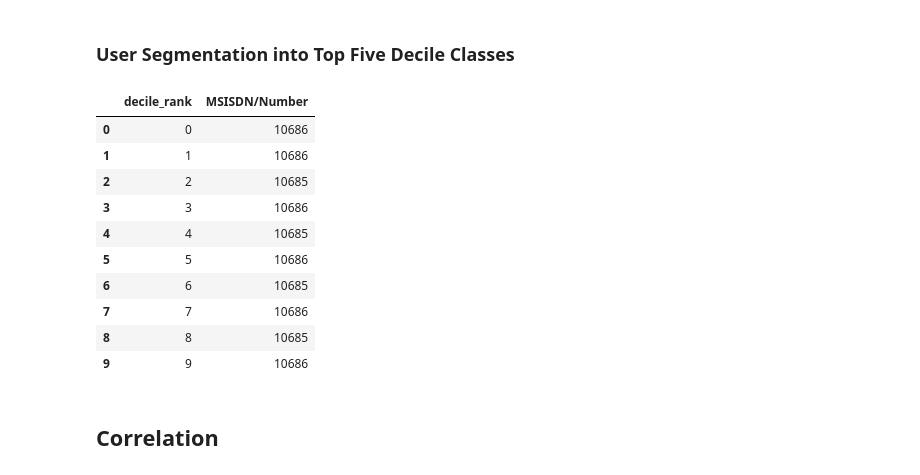
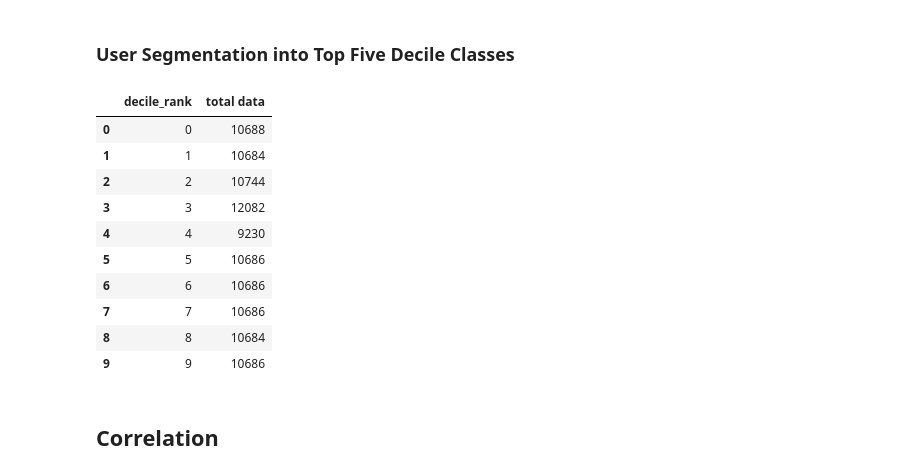
Before and after one commit to degagawolde/User-Analytics-Telecommunication-Industry, a Jupyter notebook: notebook/User-Overview-Analysis.ipynb, the cells around one changed output. Drawn from its saved outputs; the diff is of its cells as text; code cells hidden in the pictures.

Commit message:
user segmentation

```diff
--- a/notebook/User-Overview-Analysis.ipynb
+++ b/notebook/User-Overview-Analysis.ipynb
@@ -59,0 +40,8 @@ Index(['Bearer Id', 'Start', 'Start ms', 'End', 'End ms', 'Dur. (ms)', 'IMSI',
+# %%
+from unicodedata import category
+import io
+
+def convert_dtype(df: pd.DataFrame, columns, dtype):
+    for col in columns:
+        df[col] = df[col].astype(dtype=dtype)
+    return df
@@ -60,3 +67,8 @@ Index(['Bearer Id', 'Start', 'Start ms', 'End', 'End ms', 'Dur. (ms)', 'IMSI',
+# %%
+
+
+to_string = ['IMEI', 'IMSI', 'MSISDN/Number']
+clean_data = convert_dtype(clean_data, to_string, 'category')
 # %% [markdown]
 ## Task1.0
 # %% [markdown]
@@ -427,26 +476,27 @@ dfPair = clean_data[['IMEI',
 ### User Segmentation into Top Five Decile Classes
 # %%
 user_segmentation = clean_data.groupby(['MSISDN/Number']).agg(
-    {'Total DL (Bytes)': 'sum', 'Total UL (Bytes)': 'sum'}).sum(axis=1)
+    {'Dur. (ms)': 'sum', 'Total DL (Bytes)': 'sum', 'Total UL (Bytes)':'sum'})
 
-user_segmentation = pd.DataFrame(
-    user_segmentation).reset_index().rename({0: 'total data'}, axis=1)
+user_segmentation['total data'] = user_segmentation['Total DL (Bytes)'] + \
+    user_segmentation['Total UL (Bytes)']
+user_segmentation = pd.DataFrame( user_segmentation).reset_index()
 
-user_segmentation['decile_rank'] = pd.qcut(user_segmentation['total data'], 10, labels=False)
+user_segmentation['decile_rank'] = pd.qcut(user_segmentation['Dur. (ms)'], 10, labels=False)
 user_segmentation = user_segmentation.groupby(['decile_rank']).agg(
-    {'MSISDN/Number': 'count'}).reset_index()
+    {'total data': 'count'}).reset_index()
 user_segmentation
 # %% [output]
-|  | decile_rank | MSISDN/Number |
-| 0 | 0 | 10686 |
-| 1 | 1 | 10686 |
-| 2 | 2 | 10685 |
-| 3 | 3 | 10686 |
-| 4 | 4 | 10685 |
+|  | decile_rank | total data |
+| 0 | 0 | 10688 |
+| 1 | 1 | 10684 |
+| 2 | 2 | 10744 |
+| 3 | 3 | 12082 |
+| 4 | 4 | 9230 |
 | 5 | 5 | 10686 |
-| 6 | 6 | 10685 |
+| 6 | 6 | 10686 |
 | 7 | 7 | 10686 |
-| 8 | 8 | 10685 |
+| 8 | 8 | 10684 |
 | 9 | 9 | 10686 |
 # %% [markdown]
 ## Correlation
```
Also changed, not shown: parts of 14 cells of this notebook, 2 other files.
